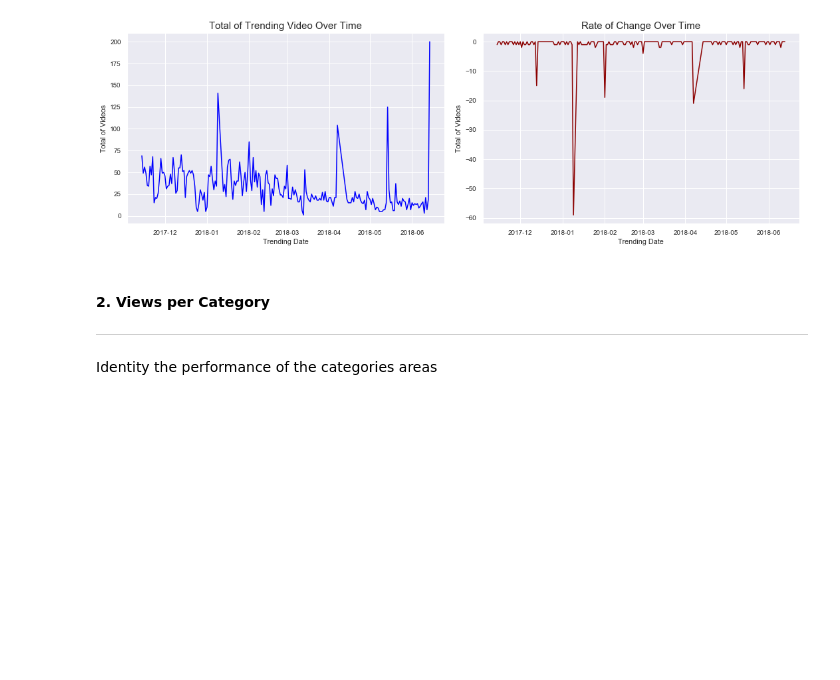
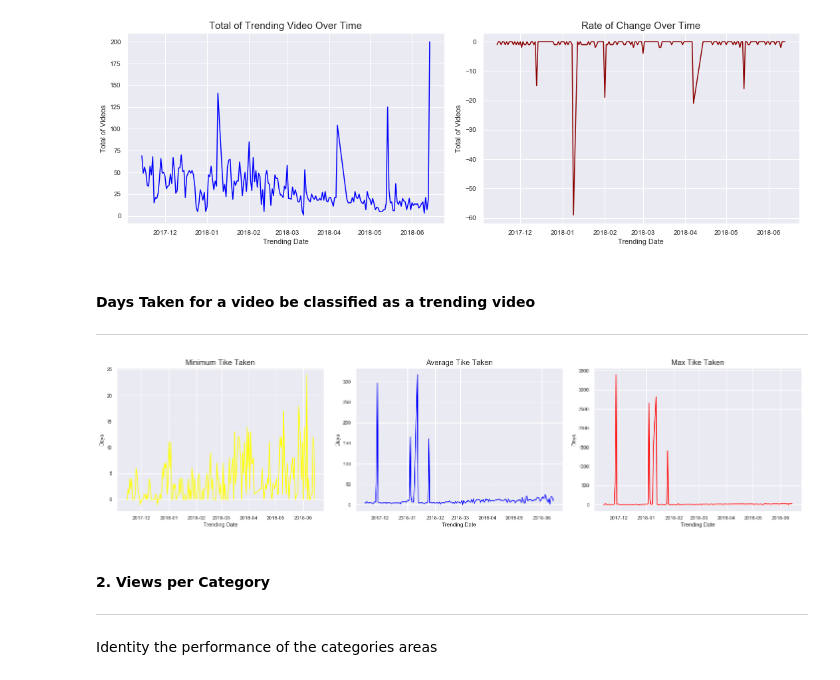
Before and after one commit to buddyguy423/DataScienceProject1, a Jupyter notebook: documents/analysis/videos/alex/Videos Analysis.ipynb, the cells around one changed output. Drawn from its saved outputs; the diff is of its cells as text; code cells hidden in the pictures; blank space fills up the shorter version.

Commit message:
videos analysis - review 1.1

```diff
--- a/documents/analysis/videos/alex/Videos Analysis.ipynb
+++ b/documents/analysis/videos/alex/Videos Analysis.ipynb
@@ -225,12 +227,15 @@ pd.DataFrame(data=[record], columns=list(record.keys()))
 _____
 Describe the total of trending videos per day over time
 # %%
+sns.set(font_scale=0.9)
+
 ts_trend = df_unique['trending_date'].value_counts().reset_index().rename(columns={'index' : 'Date', 'trending_date' : 'Videos'})
 ts_trend['rate_change'] = ts_trend['Videos'].diff()
 
 fig = plt.figure(figsize=(15, 5))
 ax1 = fig.add_subplot(1, 2, 1)
 ax2 = fig.add_subplot(1, 2, 2)
+
 
 ax1 = sns.lineplot(x=ts_trend['Date'], y=ts_trend['Videos'], color='blue', ax=ax1)
 ax2 = sns.lineplot(x=ts_trend['Date'], y=ts_trend['rate_change'], color='darkred', ax=ax2)
@@ -253,6 +258,52 @@ plt.tight_layout()
 plt.show()
 # %% [output]
 [figure]
+# %% [markdown]
+#### Days Taken for a video be classified as a trending video
+_____
+# %%
+df_publish = df_unique[['trending_date', 'publish_time']].copy(deep=True)
+df_publish['time_taken'] = (df_publish['trending_date'] - df_publish['publish_time']).dt.days
+cond [df_publish['time_taken'] > 0]
+
+df_publish_summary = df_publish[cond].groupby(by='trending_date', as_index=False).agg({
+                                                                                    'time_taken' : ['min', 'mean', 'max']
+                                                                                })
+fig = plt.figure(figsize=(20, 5))
+ax1 = fig.add_subplot(1, 3, 1)
+ax2 = fig.add_subplot(1, 3, 2)
+ax3 = fig.add_subplot(1, 3, 3)
+
+
+ax1 = sns.lineplot(x=df_publish_summary['trending_date'], y=df_publish_summary['time_taken']['min'], color='yellow', ax=ax1)
+ax1.set_xlim(auto=True)
+ax1.set_ylim(auto=True)
+
+ax1.set_title('Minimum Tike Taken', fontsize=15)
+ax1.set_xlabel('Trending Date')
+ax1.set_ylabel('Days')
+
+ax2 = sns.lineplot(x=df_publish_summary['trending_date'], y=df_publish_summary['time_taken']['mean'], color='blue', ax=ax2)
+ax2.set_xlim(auto=True)
+ax2.set_ylim(auto=True)
+
+ax2.set_title('Average Tike Taken', fontsize=15)
+ax2.set_xlabel('Trending Date')
+ax2.set_ylabel('Days')
+
+ax2 = sns.lineplot(x=df_publish_summary['trending_date'], y=df_publish_summary['time_taken']['max'], color='red', ax=ax3)
+ax2.set_xlim(auto=True)
+ax2.set_ylim(auto=True)
+
+ax2.set_title('Max Tike Taken', fontsize=15)
+ax2.set_xlabel('Trending Date')
+ax2.set_ylabel('Days')
+
+
+plt.tight_layout()
+plt.show()
+# %% [output]
+[figure, added]
 # %% [markdown]
 #### 2. Views per Category
 ______
```
Also changed, not shown: parts of 2 cells of this notebook.
